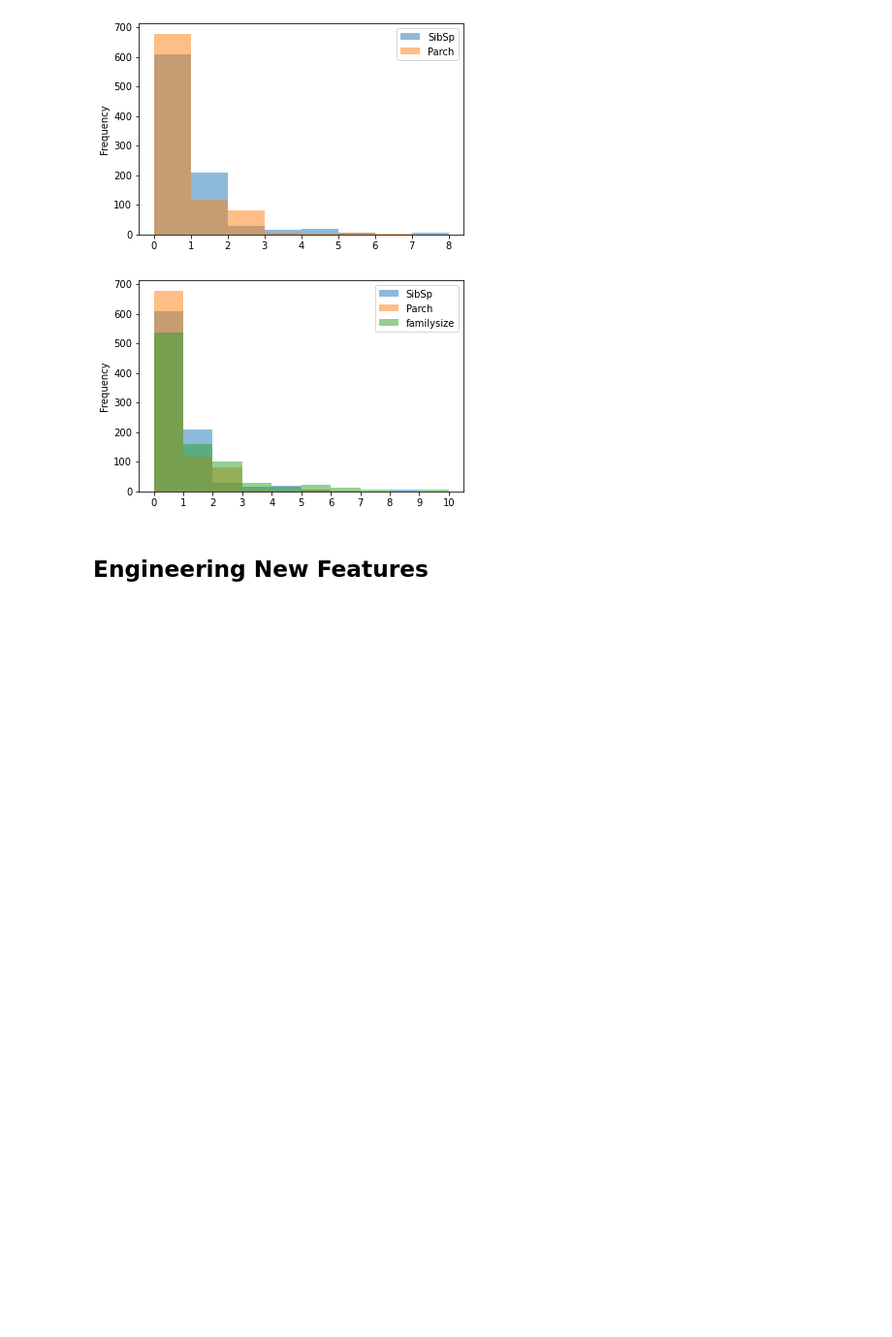
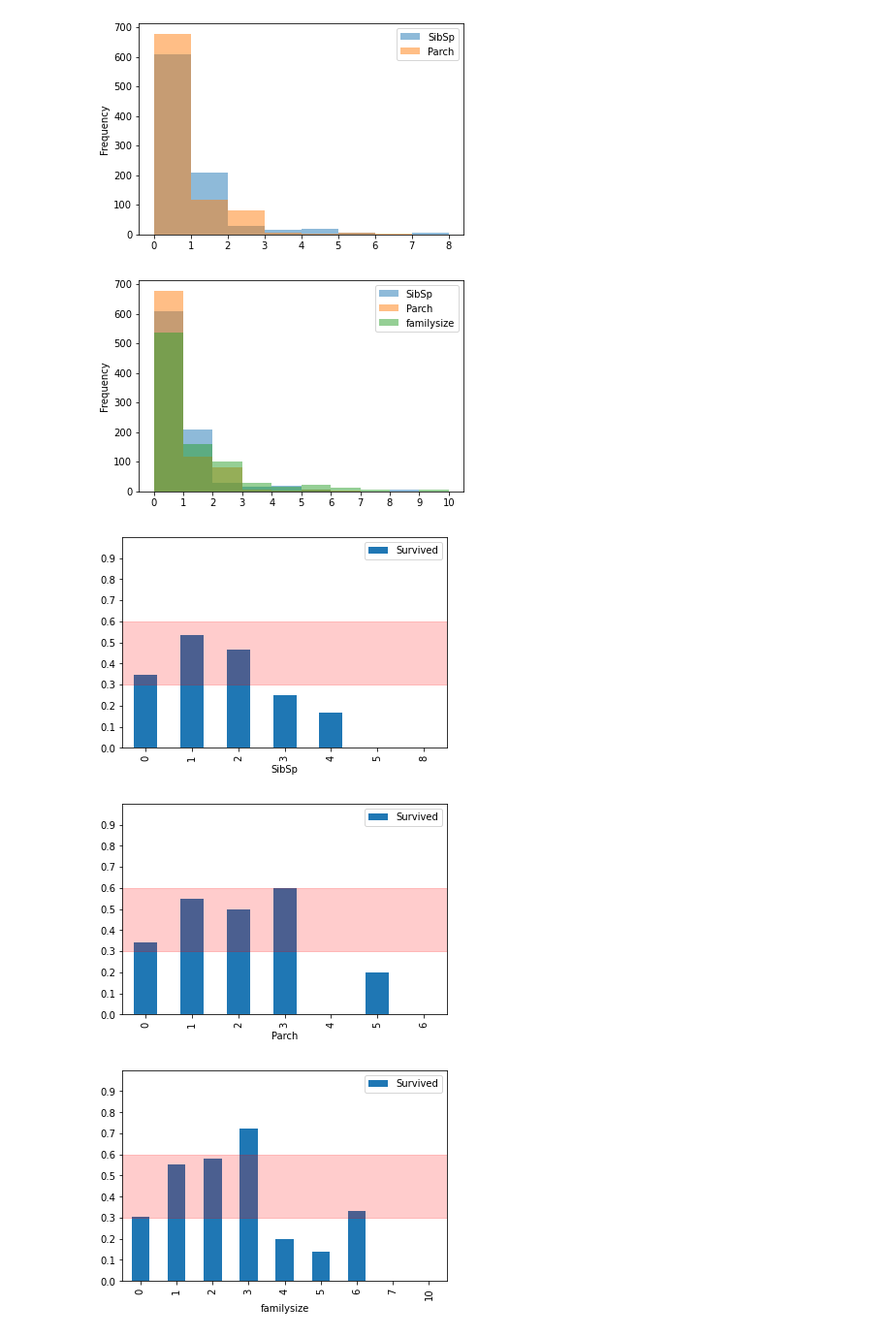
Before and after one commit to branBeckett/data-science-projects, a Jupyter notebook: kaggle-workflow/kaggle-workflow.ipynb, the cells around one changed output. Shown at 97% size. Saved outputs shown, nothing was run; the diff lists cells and outputs as text; code cells hidden in the pictures; blank space fills up the shorter version.

```diff
--- a/kaggle-workflow/kaggle-workflow.ipynb
+++ b/kaggle-workflow/kaggle-workflow.ipynb
@@ -192,5 +192,13 @@ plt.xticks(range(11))
 plt.show()
 # %% [output]
 [figure]
-# %% [markdown]
-## Engineering New Features
+# %%
+for col in explore.columns.drop('Survived'):
+    pivot = explore.pivot_table(index=col, values='Survived')
+    pivot.plot.bar(ylim=(0,1), yticks=np.arange(0, 1, .1))
+    plt.axhspan(.3, .6, alpha=0.2, color='red')
+    plt.show()
+# %% [output]
+[figure, added]
+[figure, added]
+[figure, added]
```
Also changed, not shown: parts of 12 cells of this notebook, 1 other file.
